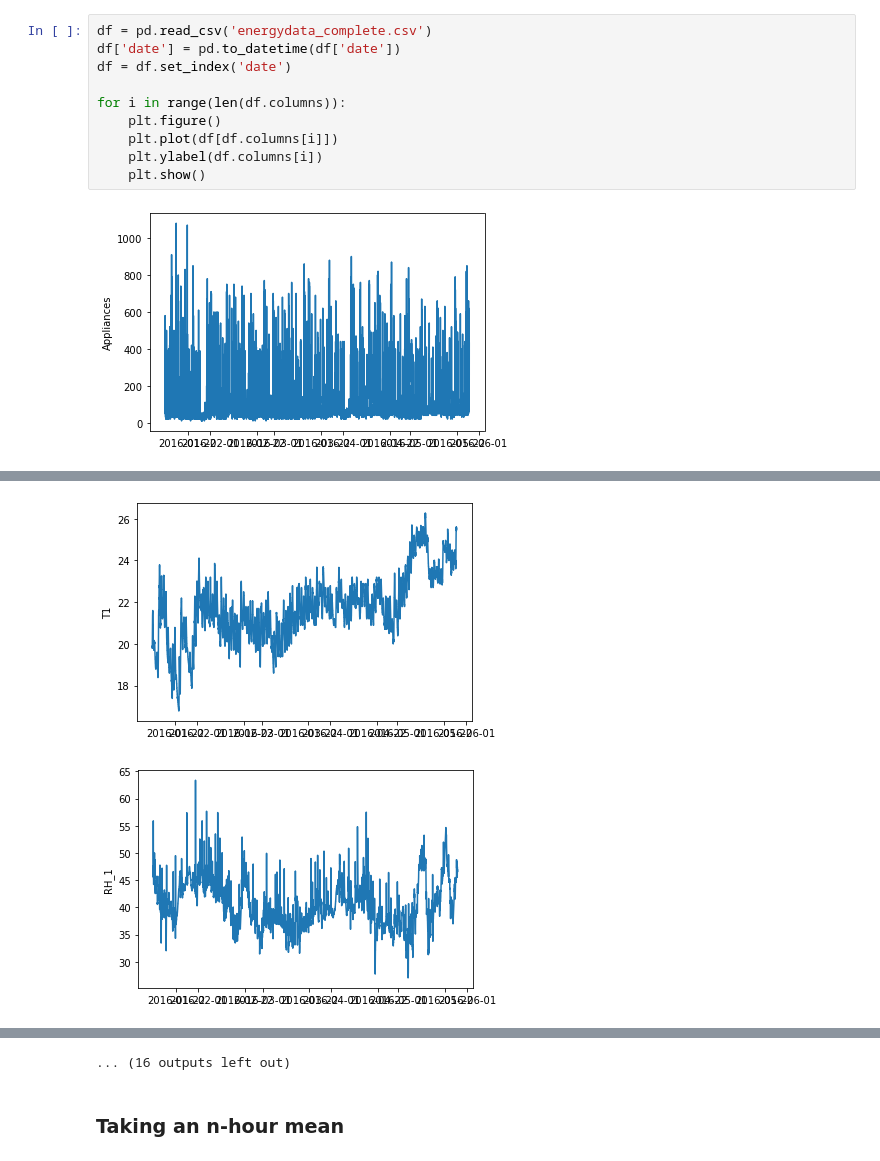
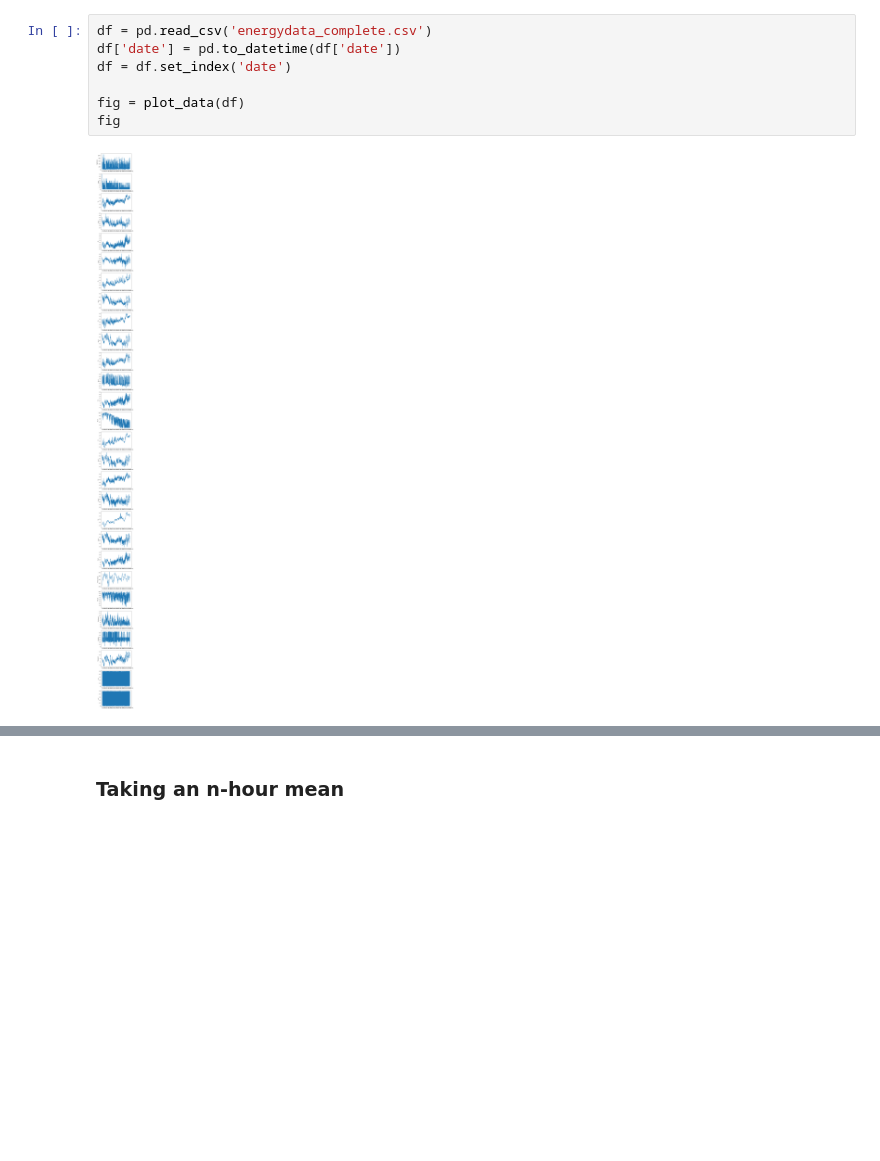
Before and after one commit to sroet/MA8701, a Jupyter notebook: Energy_house.ipynb, the cells around one changed output, grey strips where cells are left out. Saved outputs shown, nothing was run; the diff lists cells and outputs as text; blank space fills up the shorter version.

```diff
--- a/Energy_house.ipynb
+++ b/Energy_house.ipynb
@@ -81,12 +16,9 @@ def Bootstrap_loop(X,y,alpha_vals,reg,b=20,N_samples=100):
 # %%
 df = pd.read_csv('energydata_complete.csv')
 df['date'] = pd.to_datetime(df['date'])
 df = df.set_index('date')
 
-for i in range(len(df.columns)):
-    plt.figure()
-    plt.plot(df[df.columns[i]])
-    plt.ylabel(df.columns[i])
-    plt.show()
+fig = plot_data(df)
+fig
 # %% [output]
-[figure, old version]
+[figure, new version]
@@ -94,2 +25,0 @@ for i in range(len(df.columns)):
-[figure, removed]
-[figure, removed]
@@ -104,4 +26,3 @@ for i in range(len(df.columns)):
-... (16 outputs left out)
 # %% [markdown]
 ### Taking an n-hour mean
 # %%
```
Also changed, not shown: parts of 20 cells of this notebook, 2 other files.
